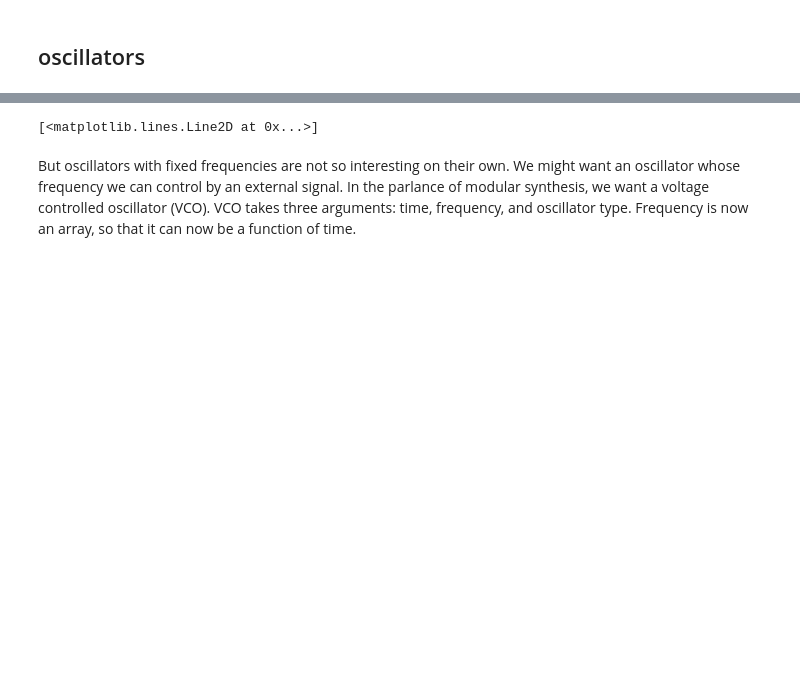
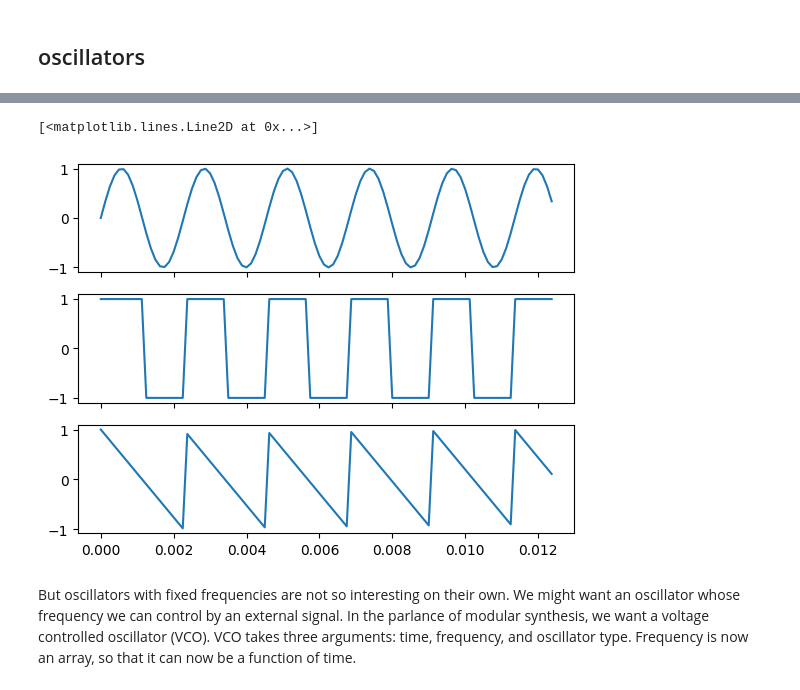
Before and after one commit to alxmrs/huh-computer-music, a Jupyter notebook: demos/huh_computer_music.ipynb, the cells around one changed output, grey strips where cells are left out. Drawn from its saved outputs; the diff is of its cells as text; code cells hidden in the pictures; blank space fills up the shorter version.

```diff
--- a/demos/huh_computer_music.ipynb
+++ b/demos/huh_computer_music.ipynb
@@ -38,13 +63,12 @@ Time is discretized according to the sampling rate, which is the inverse of the
 """
 some useful preliminaries: define duration T, sample rate
 """
-
-from hcm import time, sample_and_hold
-from hcm import NOTES, KEYS
+from hcm import time, NOTES, KEYS
+import numpy as np
 
 T = 60;                      # duration (in seconds)
 sample_rate = 8000;          # (in samples per second)
-t = time(0, T, sample_rate); # time is just np.linspace(0, T, num=sample_rate*T)
+t = time(T, 0, sample_rate) # time is just np.linspace(0, T, num=sample_rate*T)
 
 f0 = NOTES['A4'];            # root note/lowest note in scale
 key = KEYS['Mixolydian'];    # vector whose entries correspond
@@ -56,21 +80,24 @@ num_octaves = 2;
 basic three oscillators with fixed frequency
 time is a 1-D array, frequency is a scalar
 """
-
-from hcm import *
+from hcm import sine_wave, square_wave, sawtooth_wave
 from hcm.io import wav_write
 
+sine = sine_wave(t, f0)
+square = square_wave(t, f0)
+triangle = sawtooth_wave(t, f0)
 
-wav_write(f'{samples_dir}/sine_wave.wav', sample_rate, sine_wave)
-wav_write(f'{samples_dir}/square_wave.wav', sample_rate, square_wave)
-wav_write(f'{samples_dir}/triangle_wave.wav', sample_rate, triangle_wave)
+wav_write(f'{samples_dir}/sine_wave.wav', sample_rate, sine)
+wav_write(f'{samples_dir}/square_wave.wav', sample_rate, square)
+wav_write(f'{samples_dir}/triangle_wave.wav', sample_rate, triangle)
 # %%
 """
 plot basic oscillator waveforms
 """
+
 end = 100
 f, (ax1, ax2, ax3) = plt.subplots(3, 1, sharex=True)
-ax1.plot(t[:end], sine_wave[:end])
-ax2.plot(t[:end], square_wave[:end])
-ax3.plot(t[:end], triangle_wave[:end])
+ax1.plot(t[:end], sine[:end])
+ax2.plot(t[:end], square[:end])
+ax3.plot(t[:end], triangle[:end])
 # %% [output]
@@ -79,4 +104,5 @@ ax3.plot(t[:end], triangle_wave[:end])
 [<matplotlib.lines.Line2D at 0x...>]
+[figure, added]
 # %% [markdown]
 But oscillators with fixed frequencies are not so interesting on their own. We might want an oscillator whose frequency we can control by an external signal. In the parlance of modular synthesis, we want a voltage controlled oscillator (VCO). VCO takes three arguments: time, frequency, and oscillator type. Frequency is now an array, so that it can now be a function of time.
 # %%
```
Also changed, not shown: parts of 6 cells of this notebook.
